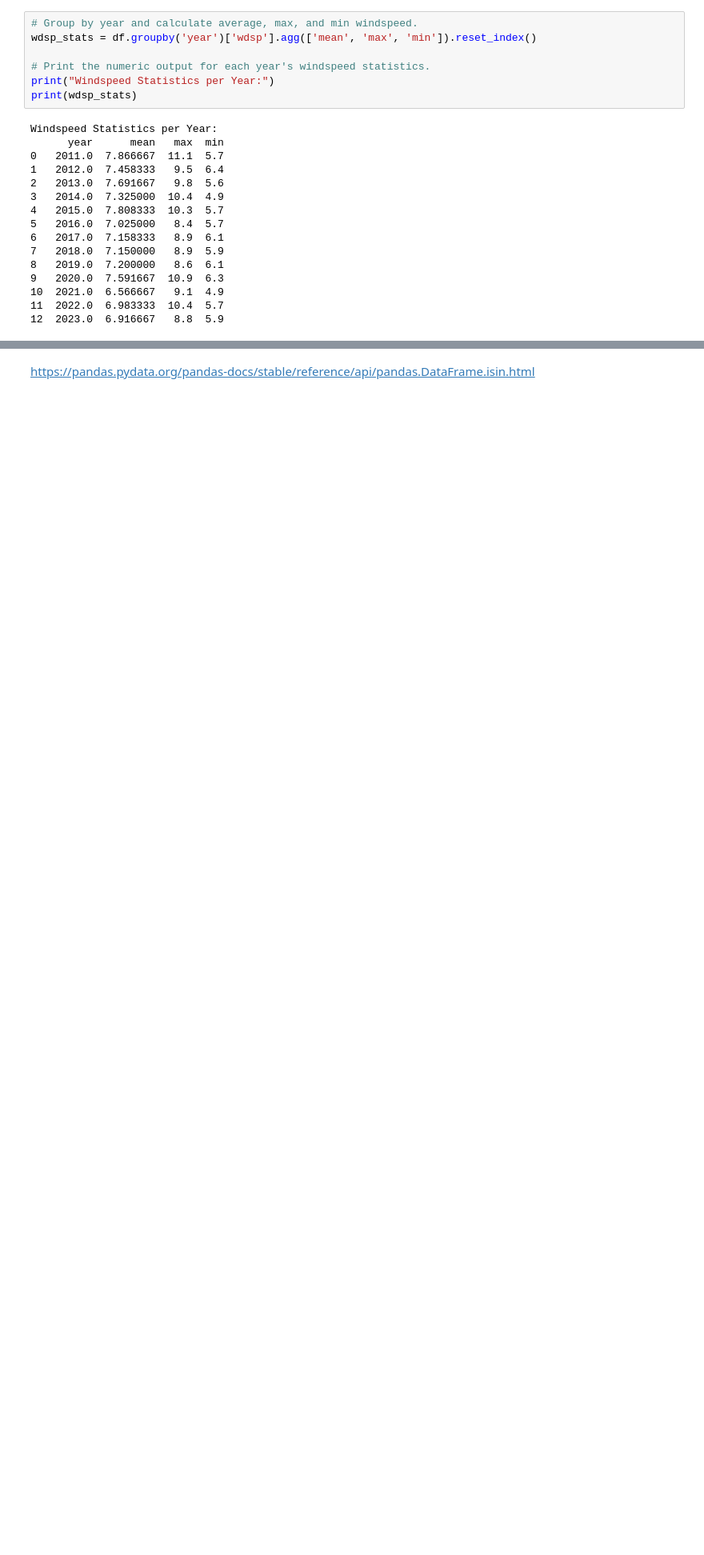
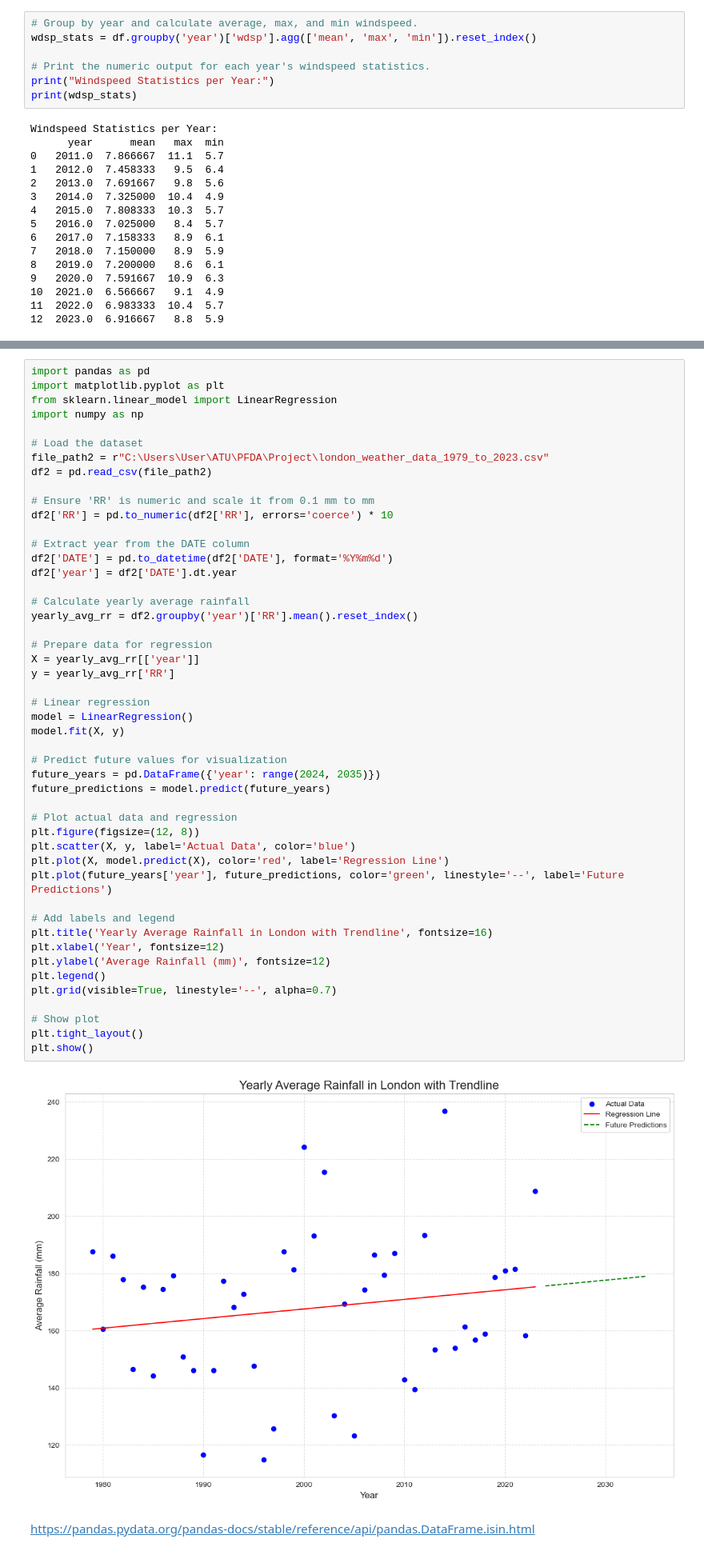
Before and after one commit to MattiDoubleU/PFDA, a Jupyter notebook: Project/Project2024.ipynb, the cells around one changed output, grey strips where cells are left out. Shown at 80% size. Drawn from its saved outputs; the diff is of its cells as text; blank space fills up the shorter version.

```diff
--- a/Project/Project2024.ipynb
+++ b/Project/Project2024.ipynb
@@ -896,2 +821,52 @@ Predicted rainfall for future years:
+# %%
+import pandas as pd
+import matplotlib.pyplot as plt
+from sklearn.linear_model import LinearRegression
+import numpy as np
+
+# Load the dataset
+file_path2 = r"C:\Users\User\ATU\PFDA\Project\london_weather_data_1979_to_2023.csv"
+df2 = pd.read_csv(file_path2)
+
+# Ensure 'RR' is numeric and scale it from 0.1 mm to mm
+df2['RR'] = pd.to_numeric(df2['RR'], errors='coerce') * 10
+
+# Extract year from the DATE column
+df2['DATE'] = pd.to_datetime(df2['DATE'], format='%Y%m%d')
+df2['year'] = df2['DATE'].dt.year
+
+# Calculate yearly average rainfall
+yearly_avg_rr = df2.groupby('year')['RR'].mean().reset_index()
+
+# Prepare data for regression
+X = yearly_avg_rr[['year']]
+y = yearly_avg_rr['RR']
+
+# Linear regression
+model = LinearRegression()
+model.fit(X, y)
+
+# Predict future values for visualization
+future_years = pd.DataFrame({'year': range(2024, 2035)})
+future_predictions = model.predict(future_years)
+
+# Plot actual data and regression
+plt.figure(figsize=(12, 8))
+plt.scatter(X, y, label='Actual Data', color='blue')
+plt.plot(X, model.predict(X), color='red', label='Regression Line')
+plt.plot(future_years['year'], future_predictions, color='green', linestyle='--', label='Future Predictions')
+
+# Add labels and legend
+plt.title('Yearly Average Rainfall in London with Trendline', fontsize=16)
+plt.xlabel('Year', fontsize=12)
+plt.ylabel('Average Rainfall (mm)', fontsize=12)
+plt.legend()
+plt.grid(visible=True, linestyle='--', alpha=0.7)
+
+# Show plot
+plt.tight_layout()
+plt.show()
+# %% [output]
+[figure, added]
 # %% [markdown]
 https://pandas.pydata.org/pandas-docs/stable/reference/api/pandas.DataFrame.isin.html
```
Also changed, not shown: parts of 2 cells of this notebook.
